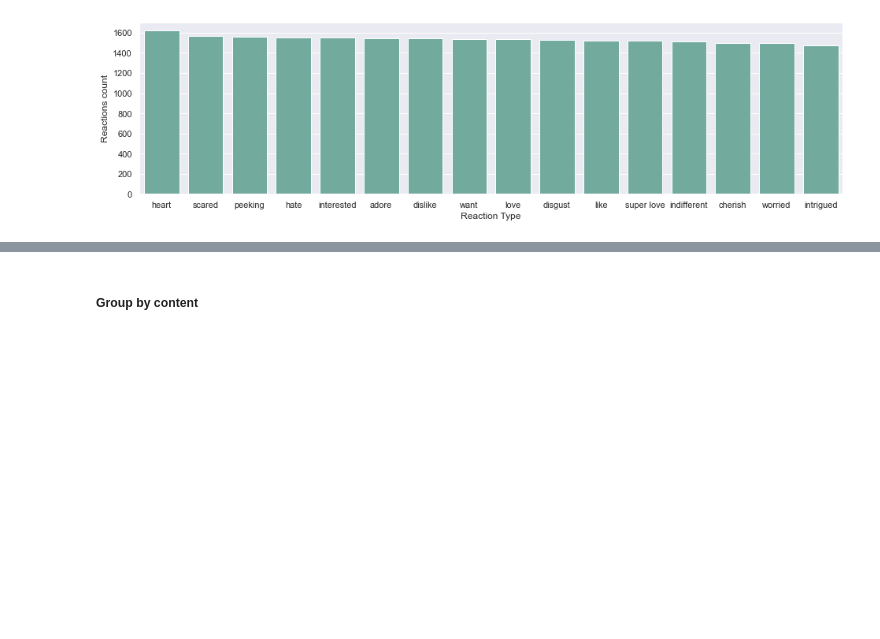
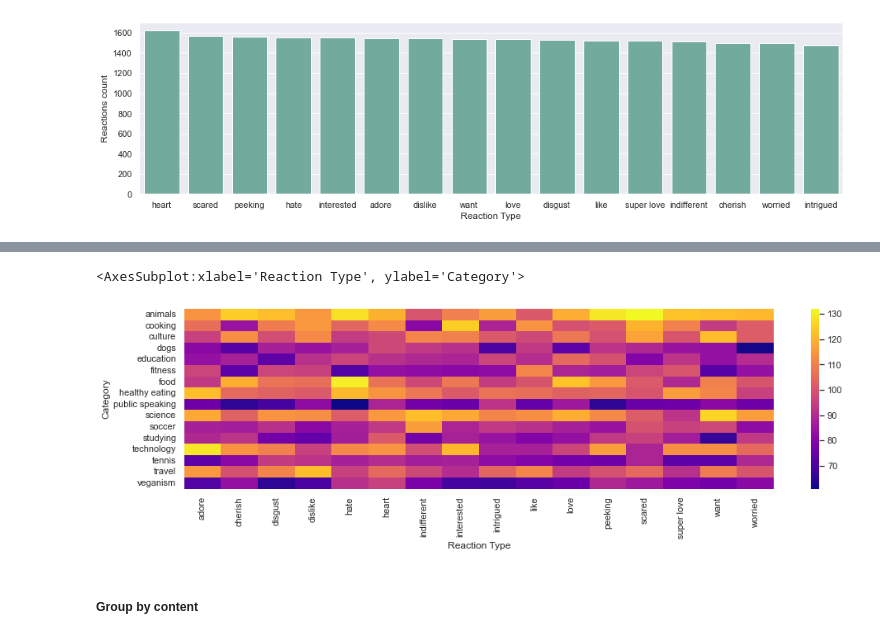
Before and after one commit to deborabastos/accenture_data_analytics, a Jupyter notebook: 2.accenture_data_analysis.ipynb, the cells around one changed output, grey strips where cells are left out. Cells and saved outputs as stored; diff of their text form; code cells hidden in the pictures; blank space fills up the shorter version.

Commit message:
working on graphics

```diff
--- a/2.accenture_data_analysis.ipynb
+++ b/2.accenture_data_analysis.ipynb
@@ -210,3 +209,10 @@ pt_reaction_type
+# %%
+plt.figure(figsize=(16,4))
+sns.heatmap(data=pt_reaction_type['Content ID'],
+            cmap = "plasma")
+# %% [output]
+<AxesSubplot:xlabel='Reaction Type', ylabel='Category'>
+[figure, added]
 # %% [markdown]
 ##### Group by content
 # %%
```
Also changed, not shown: parts of 2 cells of this notebook.
